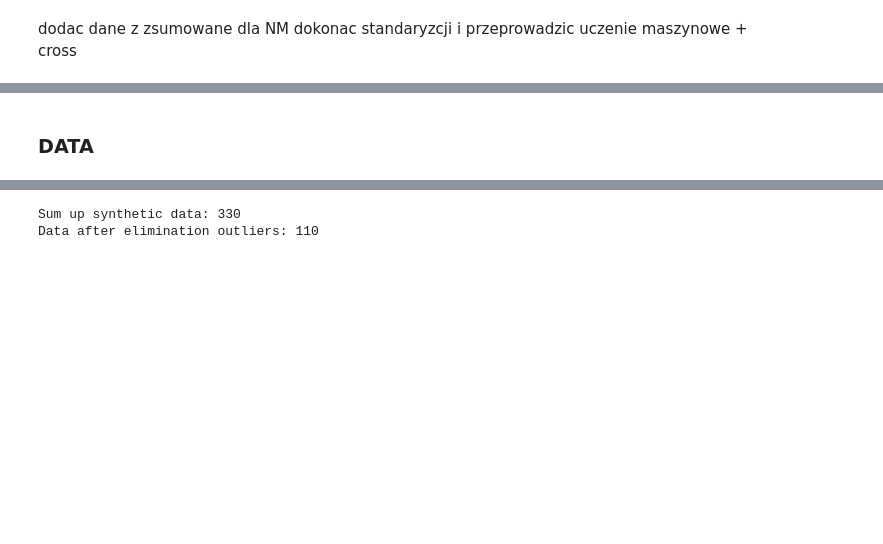
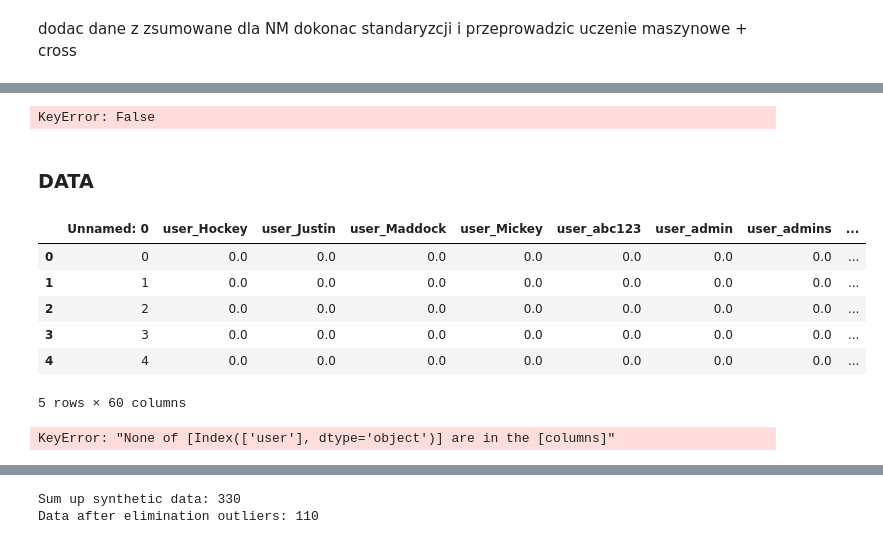
Before and after one commit to BeNNeTTcik/undersampling_data, a Jupyter notebook: notebooks/under_ssh.ipynb, the cells around one changed output, grey strips where cells are left out. Drawn from its saved outputs; the diff is of its cells as text; code cells hidden in the pictures; blank space fills up the shorter version.

```diff
--- a/notebooks/under_ssh.ipynb
+++ b/notebooks/under_ssh.ipynb
@@ -79,7 +128,16 @@ dodac dane z zsumowane dla NM dokonac standaryzcji i przeprowadzic uczenie maszy
+# %%
+nan_rows = y_train_sm[y_train_sm.isna().any(axis=1)]
+print(f"Liczba wierszy z NaN: {nan_rows.shape[0]}")
+print("Wiersze z NaN:")
+print(nan_rows)
+# %% [output]
+KeyError: False
 # %% [markdown]
 ### DATA
 # %%
+#oversampling
 original_data = pd.read_csv("D:\\ml\\undersampling_data\\data\\ssh\\original_data.csv")
+original_data = original_data.drop(columns=["Unnamed: 0"])
 smote_data = pd.read_csv("D:\\ml\\undersampling_data\\data\\ssh\\smote_data.csv")
 GAN_data = pd.read_csv("D:\\ml\\undersampling_data\\data\\ssh\\GAN_data.csv")
 borderline_data = pd.read_csv("D:\\ml\\undersampling_data\\data\\ssh\\borderlinesmote_data.csv")
@@ -95,3 +153,30 @@ median_data = pd.read_csv("D:\\ml\\undersampling_data\\data\\ssh\\median_data.cs
 cc_data = pd.read_csv("D:\\ml\\undersampling_data\\data\\ssh\\clustercentroids_data.csv")
 
 min_original_data = pd.read_csv("D:\\ml\\undersampling_data\\notebooks\\res.csv")
+# %%
+original_data.head()
+# %% [output]
+|  | Unnamed: 0 | user_Hockey | user_Justin | user_Maddock | user_Mickey | user_abc123 | user_admin | user_admins | ... |
+| 0 | 0 | 0.0 | 0.0 | 0.0 | 0.0 | 0.0 | 0.0 | 0.0 | ... |
+| 1 | 1 | 0.0 | 0.0 | 0.0 | 0.0 | 0.0 | 0.0 | 0.0 | ... |
+| 2 | 2 | 0.0 | 0.0 | 0.0 | 0.0 | 0.0 | 0.0 | 0.0 | ... |
+| 3 | 3 | 0.0 | 0.0 | 0.0 | 0.0 | 0.0 | 0.0 | 0.0 | ... |
+| 4 | 4 | 0.0 | 0.0 | 0.0 | 0.0 | 0.0 | 0.0 | 0.0 | ... |
+5 rows × 60 columns
+# %%
+
+for data, name in zip([smote_data, GAN_data, borderline_data, original_data], ["smote", "GAN", "borderline", "original"]):
+    data = pd.DataFrame(data)
+    column = ["user"]
+    encoder = OneHotEncoder(sparse_output=False)
+    one_hot_encoded = encoder.fit_transform(data[column])
+    one_hot_encoded = pd.DataFrame(one_hot_encoded, columns=encoder.get_feature_names_out(column))
+    data = pd.concat([one_hot_encoded, data.drop(columns=column)], axis=1)
+
+    scaler = StandardScaler()
+    binary_columns = data.columns[data.nunique() == 2]
+    columns_to_scale = data.columns.difference(binary_columns).difference(['target','source'])
+    data[columns_to_scale] = scaler.fit_transform(data[columns_to_scale])
+    data.to_csv(f"D:\\ml\\undersampling_data\\data\\ssh\\stan_{name}_data.csv")
+# %% [output]
+KeyError: "None of [Index(['user'], dtype='object')] are in the [columns]"
```
Also changed, not shown: parts of 8 cells of this notebook, 7 other files.
